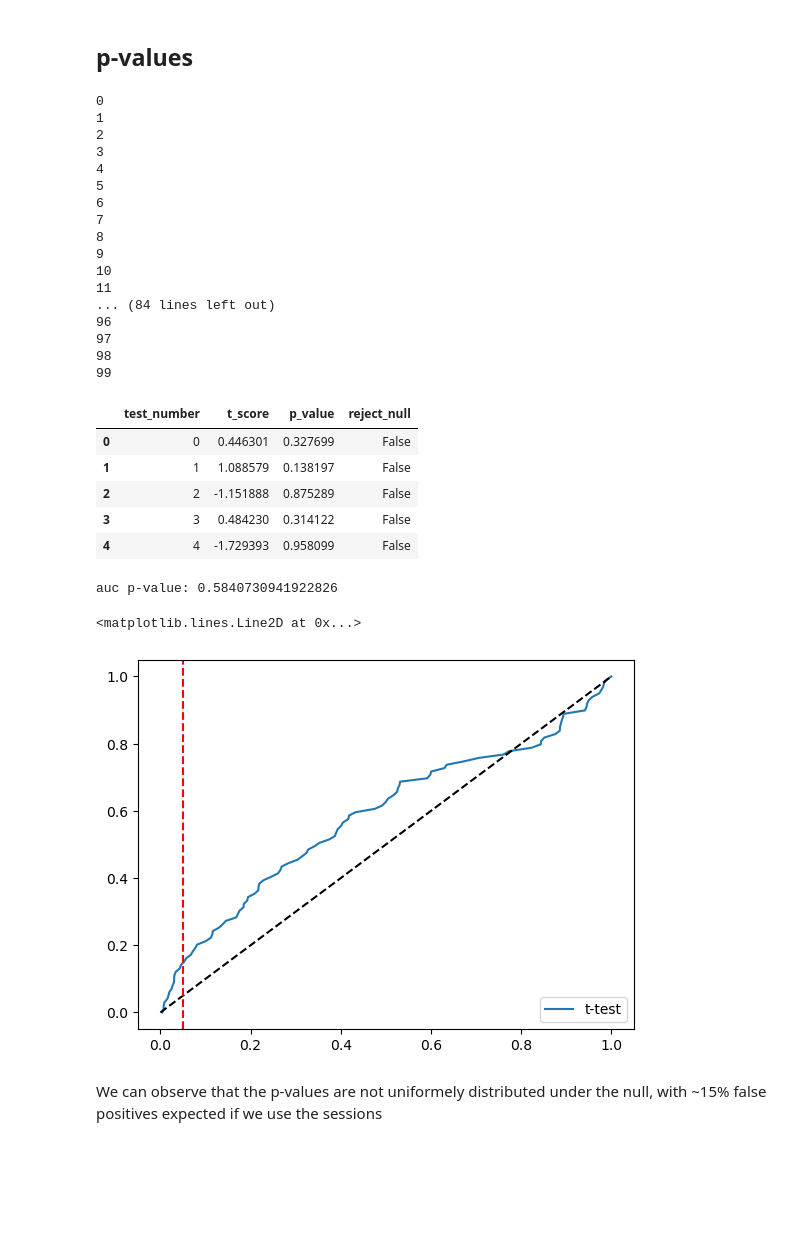
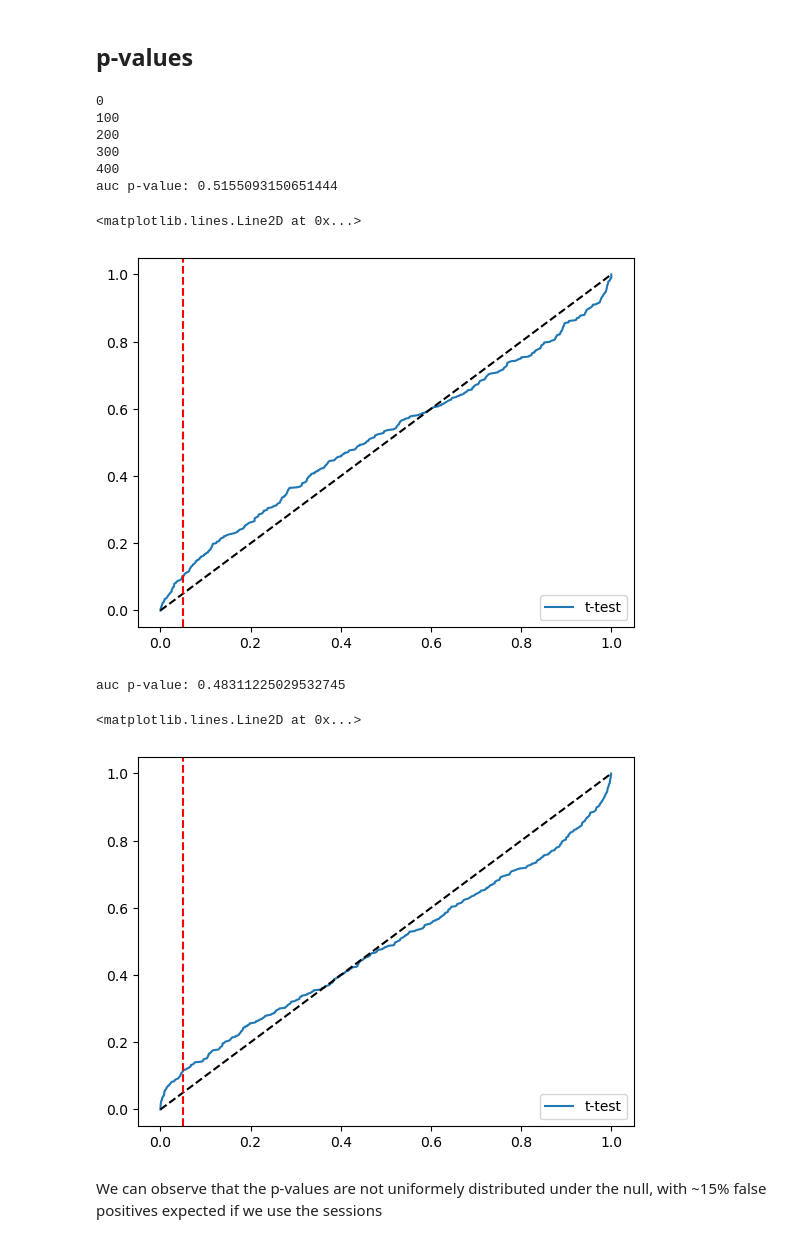
Before and after one commit to Bati-bot/Design-of-experiments-DOE, a Jupyter notebook: randomization_unit.ipynb, the cells around one changed output. Drawn from its saved outputs; the diff is of its cells as text; code cells hidden in the pictures; blank space fills up the shorter version.

Commit message:
Test with 10x more samples

```diff
--- a/randomization_unit.ipynb
+++ b/randomization_unit.ipynb
@@ -50,7 +49,7 @@ def run_test_mean_diff(df, variant_col, value_col, number_of_tests=100,
 
     # Iterate over pairs of dataframes
     for i in range(number_of_tests):
-        if i % 25 == 0:
+        if i % 100 == 0:
             print(i)
         random_df = assign_random_variant(df, users=users, variant_col=variant_col, random_seed=i, num_samples=num_samples)
         random_df[value_col] = np.where(random_df[variant_col]=="treatment",
@@ -168,7 +167,6 @@ sessions_df = sessions_df.rename(columns={
     'event_type_remove_from_cart_sum': 'total_remove_from_cart', 'event_type_remove_from_cart_max': 'has_remove_from_cart',
     'event_type_purchase_sum': 'total_purchases', 'event_type_purchase_max': 'has_purchases',
 }).reset_index()
-sessions_df = assign_random_variant(sessions_df, variant_col="variant")
 # %%
 iterations = 500
 samples = 2000
@@ -176,43 +174,43 @@ samples = 2000
 p_values_AA = run_test_mean_diff(sessions_df, variant_col="variant", value_col="total_sales",
                                           number_of_tests=iterations, num_samples=samples, alternative="greater")
 p_values_AA = p_values_AA.reset_index(drop=True)
-p_values_AA.head()
+
+auc_value = auc(sorted(p_values_AA["p_value"]), np.linspace(0, 1, iterations))
+print(f"auc p-value: {auc_value}")
+
+fig, ax = plt.subplots()
+ax.plot(sorted(p_values_AA["p_value"]), np.linspace(0, 1, iterations), label="t-test")
+ax.legend()
+ax.plot([0,1],[0,1], '--k')
+ax.axvline(0.05, ls='--', color="red")
 # %% [output]
 0
-1
-2
-3
-4
-5
-6
-7
-8
-9
-10
-11
-... (84 lines left out)
-96
-97
-98
-99
+100
+200
+300
+400
+auc p-value: 0.5155093150651444
-|  | test_number | t_score | p_value | reject_null |
-| 0 | 0 | 0.446301 | 0.327699 | False |
-| 1 | 1 | 1.088579 | 0.138197 | False |
-| 2 | 2 | -1.151888 | 0.875289 | False |
-| 3 | 3 | 0.484230 | 0.314122 | False |
-| 4 | 4 | -1.729393 | 0.958099 | False |
+<matplotlib.lines.Line2D at 0x...>
+[figure, added]
 # %%
+iterations = 500
+samples = 20000
+
+p_values_AA = run_test_mean_diff(sessions_df, variant_col="variant", value_col="total_sales",
+                                          number_of_tests=iterations, num_samples=samples, alternative="greater")
+p_values_AA = p_values_AA.reset_index(drop=True)
+
 auc_value = auc(sorted(p_values_AA["p_value"]), np.linspace(0, 1, iterations))
 print(f"auc p-value: {auc_value}")
 
 fig, ax = plt.subplots()
 ax.plot(sorted(p_values_AA["p_value"]), np.linspace(0, 1, iterations), label="t-test")
 ax.legend()
 ax.plot([0,1],[0,1], '--k')
 ax.axvline(0.05, ls='--', color="red")
 # %% [output]
-auc p-value: 0.5840730941922826
+auc p-value: 0.48311225029532745
 <matplotlib.lines.Line2D at 0x...>
-[figure, old version]
+[figure, new version]
 # %% [markdown]
 We can observe that the p-values are not uniformely distributed under the null, with ~15% false positives expected if we use the sessions
```
Also changed, not shown: parts of 1 cell of this notebook.
